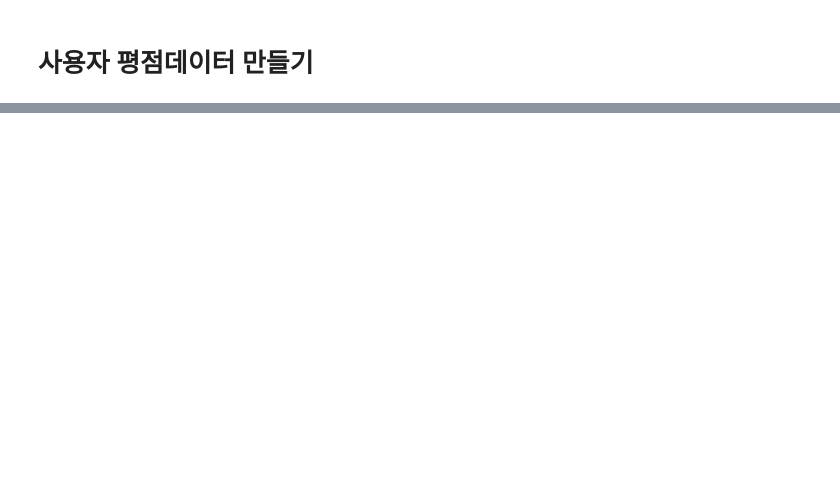
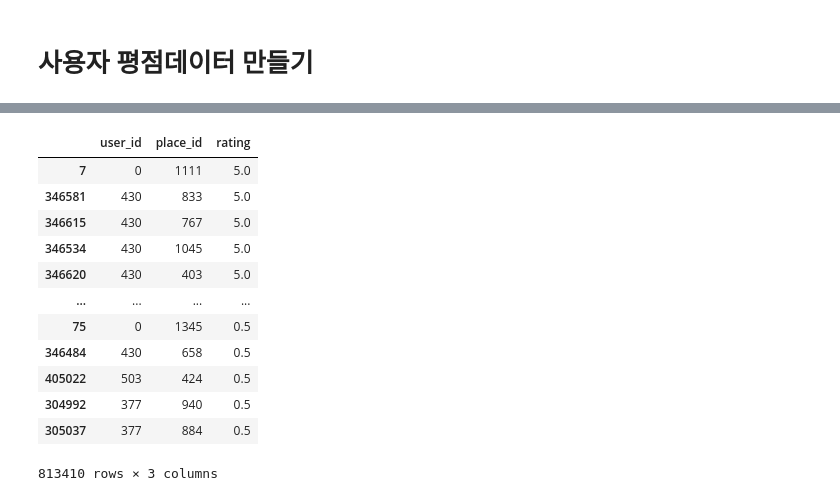
Before and after one commit to hscrown/madatpublicdata, a Jupyter notebook: 사용자_평점데이터_만들기.ipynb, the cells around one changed output, grey strips where cells are left out. Cells and saved outputs as stored; diff of their text form; code cells hidden in the pictures; blank space fills up the shorter version.

```diff
--- a/사용자_평점데이터_만들기.ipynb
+++ b/사용자_평점데이터_만들기.ipynb
@@ -194,0 +264,20 @@ user_rating.info()
+# %%
+# user_id 별 평균 평점
+user_rating.groupby('user_id')['rating'].mean()
+
+# 평점이 높은 순대로 정렬
+user_rating.sort_values(by='rating', ascending=False)
+# %% [output]
+|  | user_id | place_id | rating |
+| 7 | 0 | 1111 | 5.0 |
+| 346581 | 430 | 833 | 5.0 |
+| 346615 | 430 | 767 | 5.0 |
+| 346534 | 430 | 1045 | 5.0 |
+| 346620 | 430 | 403 | 5.0 |
+| ... | ... | ... | ... |
+| 75 | 0 | 1345 | 0.5 |
+| 346484 | 430 | 658 | 0.5 |
+| 405022 | 503 | 424 | 0.5 |
+| 304992 | 377 | 940 | 0.5 |
+| 305037 | 377 | 884 | 0.5 |
+813410 rows × 3 columns
```
Also changed, not shown: parts of 18 cells of this notebook.
